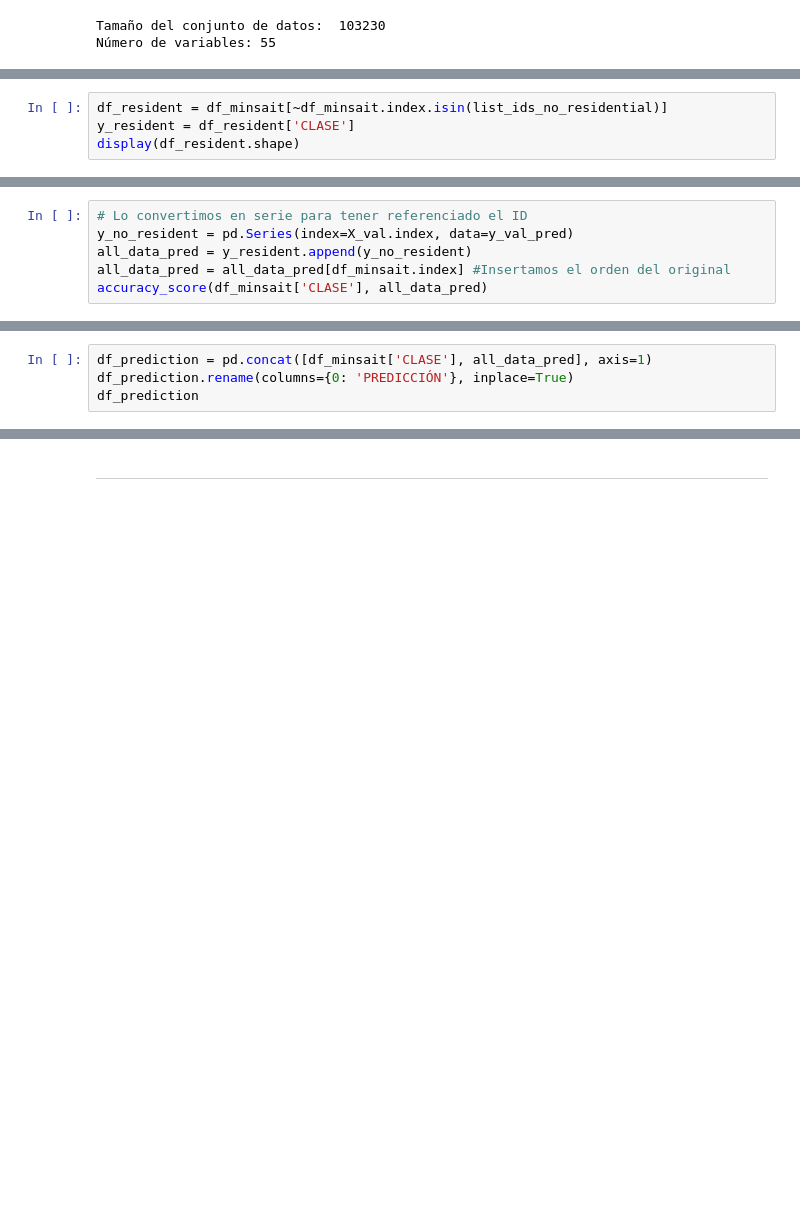
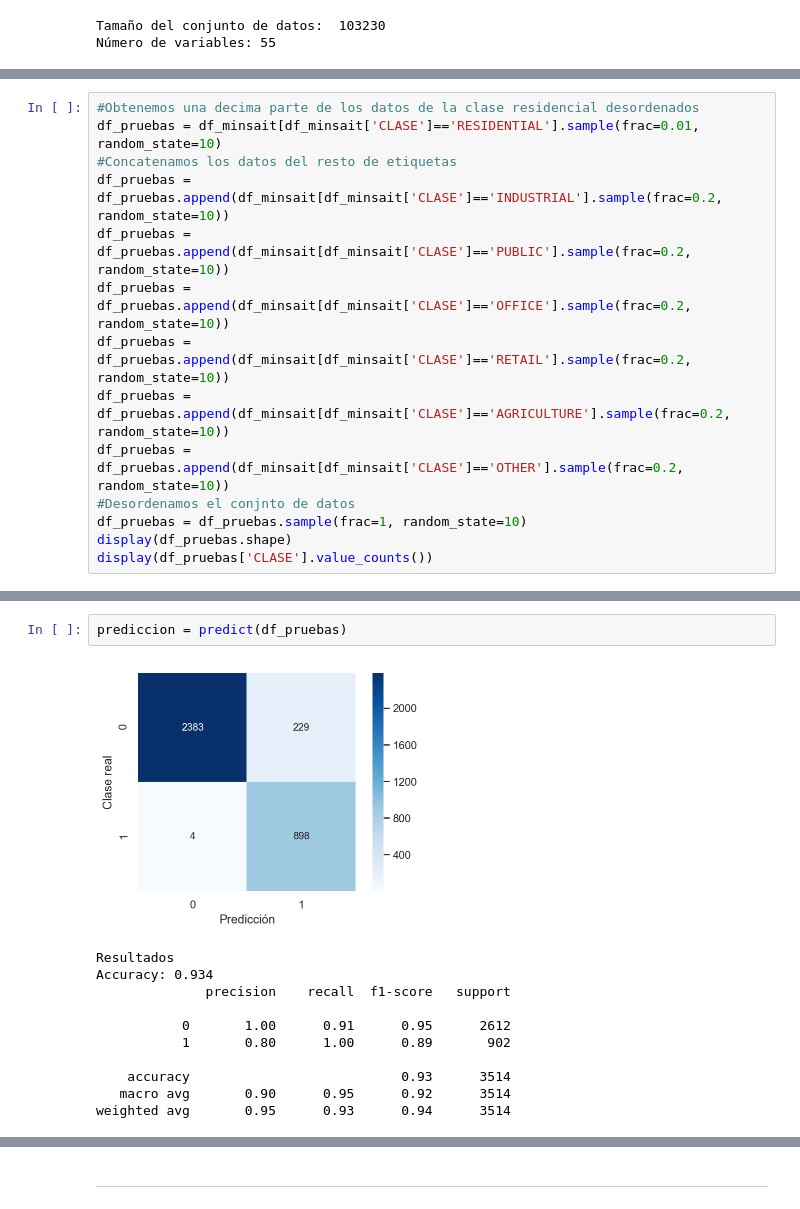
Before and after one commit to cifucg/minsait_land_classification, a Jupyter notebook: model_prediction.ipynb, the cells around one changed output, grey strips where cells are left out. Saved outputs shown, nothing was run; the diff lists cells and outputs as text; blank space fills up the shorter version.

Commit message:
Seguir con la libreta final y modificar modelos y prediccion algunas funciones

```diff
--- a/model_prediction.ipynb
+++ b/model_prediction.ipynb
@@ -92,4 +40,0 @@ df_no_resident.shape
-# %%
-df_resident = df_minsait[~df_minsait.index.isin(list_ids_no_residential)]
-y_resident = df_resident['CLASE']
-display(df_resident.shape)
@@ -139,6 +40,0 @@ weighted avg       0.78      0.82      0.80     12951
-# %%
-# Lo convertimos en serie para tener referenciado el ID
-y_no_resident = pd.Series(index=X_val.index, data=y_val_pred)
-all_data_pred = y_resident.append(y_no_resident)
-all_data_pred = all_data_pred[df_minsait.index] #Insertamos el orden del original
-accuracy_score(df_minsait['CLASE'], all_data_pred)
@@ -147,4 +40,0 @@ accuracy_score(df_minsait['CLASE'], all_data_pred)
-# %%
-df_prediction = pd.concat([df_minsait['CLASE'], all_data_pred], axis=1)
-df_prediction.rename(columns={0: 'PREDICCIÓN'}, inplace=True)
-df_prediction
@@ -165,0 +41,14 @@ df_prediction
+# %%
+#Obtenemos una decima parte de los datos de la clase residencial desordenados
+df_pruebas = df_minsait[df_minsait['CLASE']=='RESIDENTIAL'].sample(frac=0.01, random_state=10)
+#Concatenamos los datos del resto de etiquetas
+df_pruebas = df_pruebas.append(df_minsait[df_minsait['CLASE']=='INDUSTRIAL'].sample(frac=0.2, random_state=10))
+df_pruebas = df_pruebas.append(df_minsait[df_minsait['CLASE']=='PUBLIC'].sample(frac=0.2, random_state=10))
+df_pruebas = df_pruebas.append(df_minsait[df_minsait['CLASE']=='OFFICE'].sample(frac=0.2, random_state=10))
+df_pruebas = df_pruebas.append(df_minsait[df_minsait['CLASE']=='RETAIL'].sample(frac=0.2, random_state=10))
+df_pruebas = df_pruebas.append(df_minsait[df_minsait['CLASE']=='AGRICULTURE'].sample(frac=0.2, random_state=10))
+df_pruebas = df_pruebas.append(df_minsait[df_minsait['CLASE']=='OTHER'].sample(frac=0.2, random_state=10))
+#Desordenamos el conjnto de datos
+df_pruebas = df_pruebas.sample(frac=1, random_state=10)
+display(df_pruebas.shape)
+display(df_pruebas['CLASE'].value_counts())
@@ -165,0 +129,14 @@ df_prediction
+# %%
+prediccion = predict(df_pruebas)
+# %% [output]
+[figure, added]
+Resultados
+Accuracy: 0.934
+              precision    recall  f1-score   support
+
+           0       1.00      0.91      0.95      2612
+           1       0.80      1.00      0.89       902
+
+    accuracy                           0.93      3514
+   macro avg       0.90      0.95      0.92      3514
+weighted avg       0.95      0.93      0.94      3514
```
Also changed, not shown: parts of 19 cells of this notebook, 2 other files.
